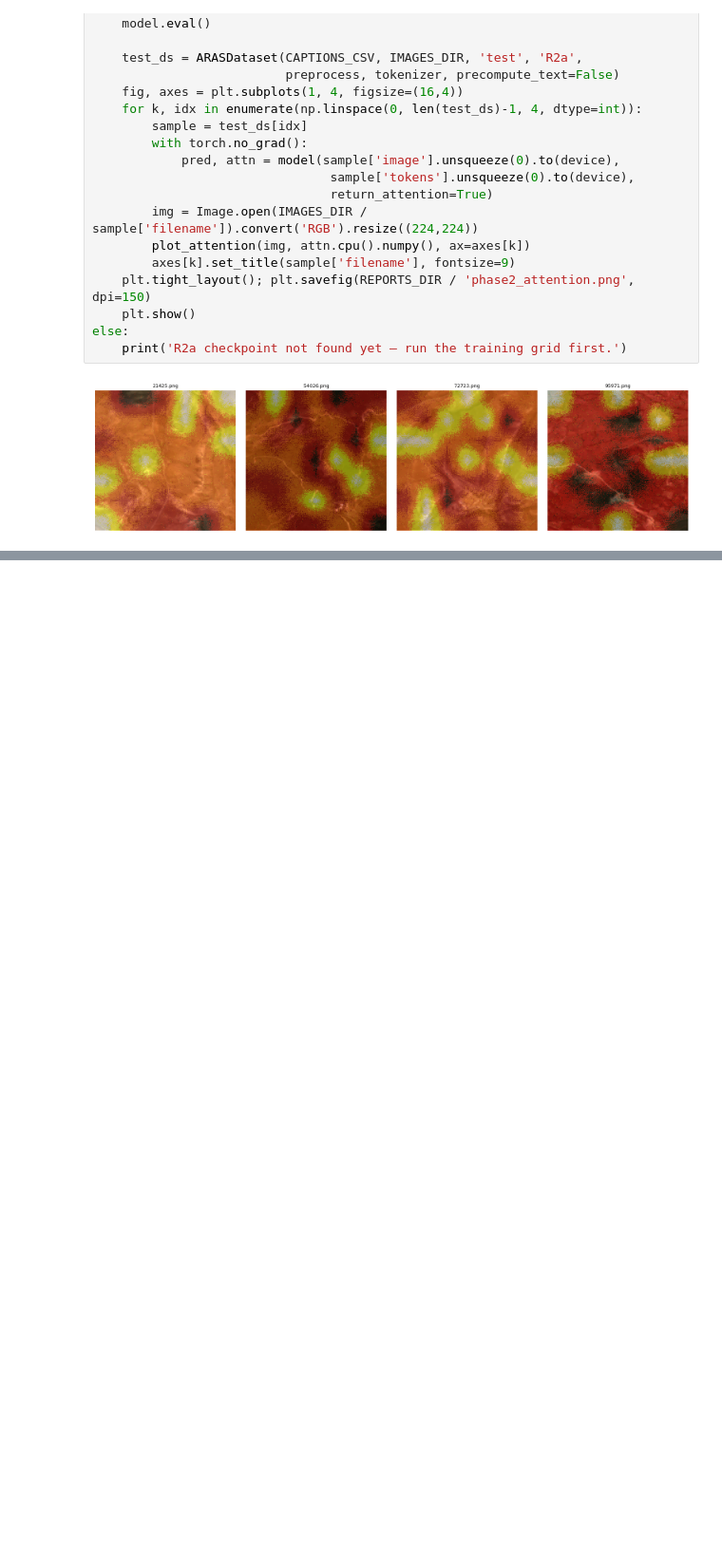
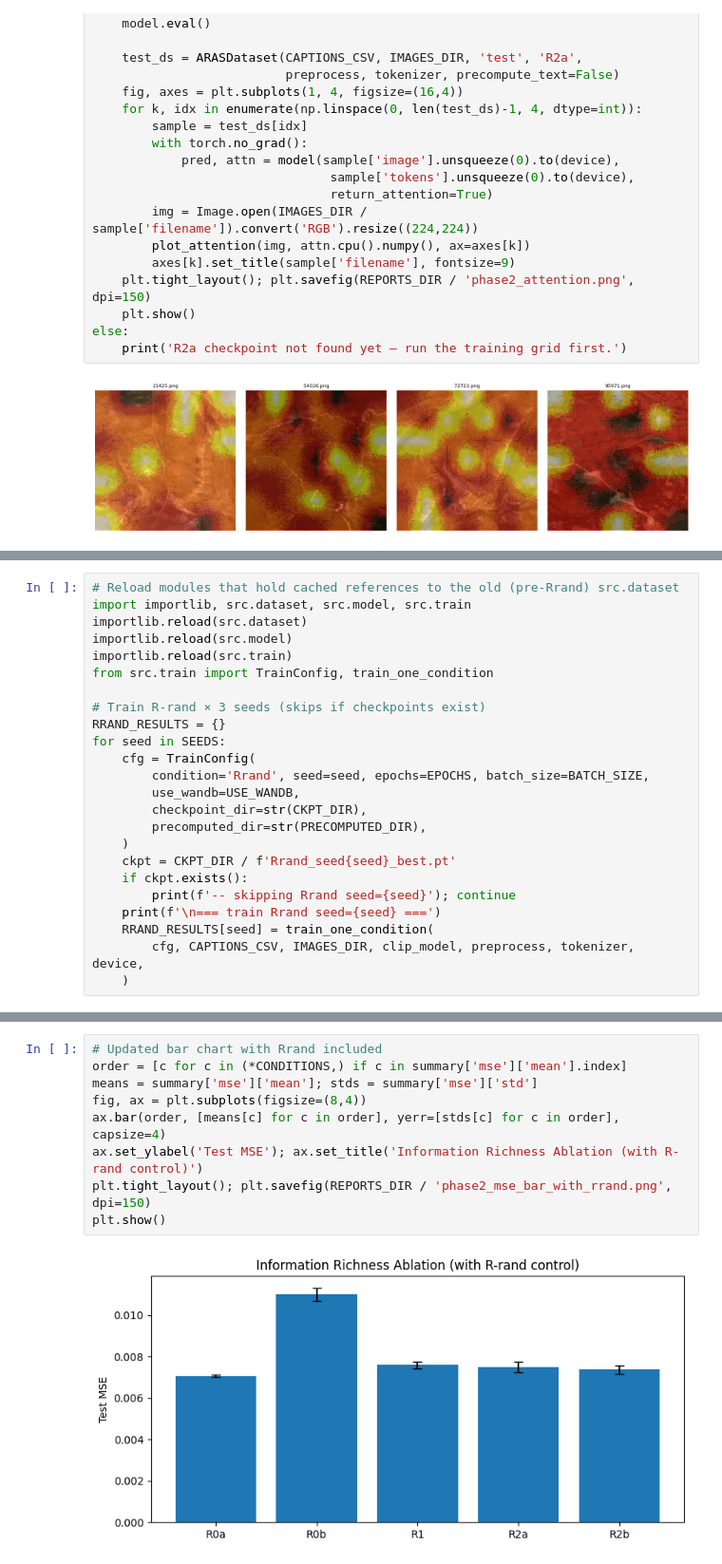
Before and after one commit to OmerFarukMerey/remote-sensing-caption-composition, a Jupyter notebook: notebooks/phase-2/phase2_main.ipynb, the cells around one changed output, grey strips where cells are left out. Shown at 95% size. Drawn from its saved outputs; the diff is of its cells as text; blank space fills up the shorter version.

```diff
--- a/notebooks/phase-2/phase2_main.ipynb
+++ b/notebooks/phase-2/phase2_main.ipynb
@@ -390,0 +529,24 @@ else:
+# %%
+# Reload modules that hold cached references to the old (pre-Rrand) src.dataset
+import importlib, src.dataset, src.model, src.train
+importlib.reload(src.dataset)
+importlib.reload(src.model)
+importlib.reload(src.train)
+from src.train import TrainConfig, train_one_condition
+
+# Train R-rand × 3 seeds (skips if checkpoints exist)
+RRAND_RESULTS = {}
+for seed in SEEDS:
+    cfg = TrainConfig(
+        condition='Rrand', seed=seed, epochs=EPOCHS, batch_size=BATCH_SIZE,
+        use_wandb=USE_WANDB,
+        checkpoint_dir=str(CKPT_DIR),
+        precomputed_dir=str(PRECOMPUTED_DIR),
+    )
+    ckpt = CKPT_DIR / f'Rrand_seed{seed}_best.pt'
+    if ckpt.exists():
+        print(f'-- skipping Rrand seed={seed}'); continue
+    print(f'\n=== train Rrand seed={seed} ===')
+    RRAND_RESULTS[seed] = train_one_condition(
+        cfg, CAPTIONS_CSV, IMAGES_DIR, clip_model, preprocess, tokenizer, device,
+    )
@@ -390,0 +655,11 @@ else:
+# %%
+# Updated bar chart with Rrand included
+order = [c for c in (*CONDITIONS,) if c in summary['mse']['mean'].index]
+means = summary['mse']['mean']; stds = summary['mse']['std']
+fig, ax = plt.subplots(figsize=(8,4))
+ax.bar(order, [means[c] for c in order], yerr=[stds[c] for c in order], capsize=4)
+ax.set_ylabel('Test MSE'); ax.set_title('Information Richness Ablation (with R-rand control)')
+plt.tight_layout(); plt.savefig(REPORTS_DIR / 'phase2_mse_bar_with_rrand.png', dpi=150)
+plt.show()
+# %% [output]
+[figure, added]
```
Also changed, not shown: parts of 14 cells of this notebook, 8 other files.
